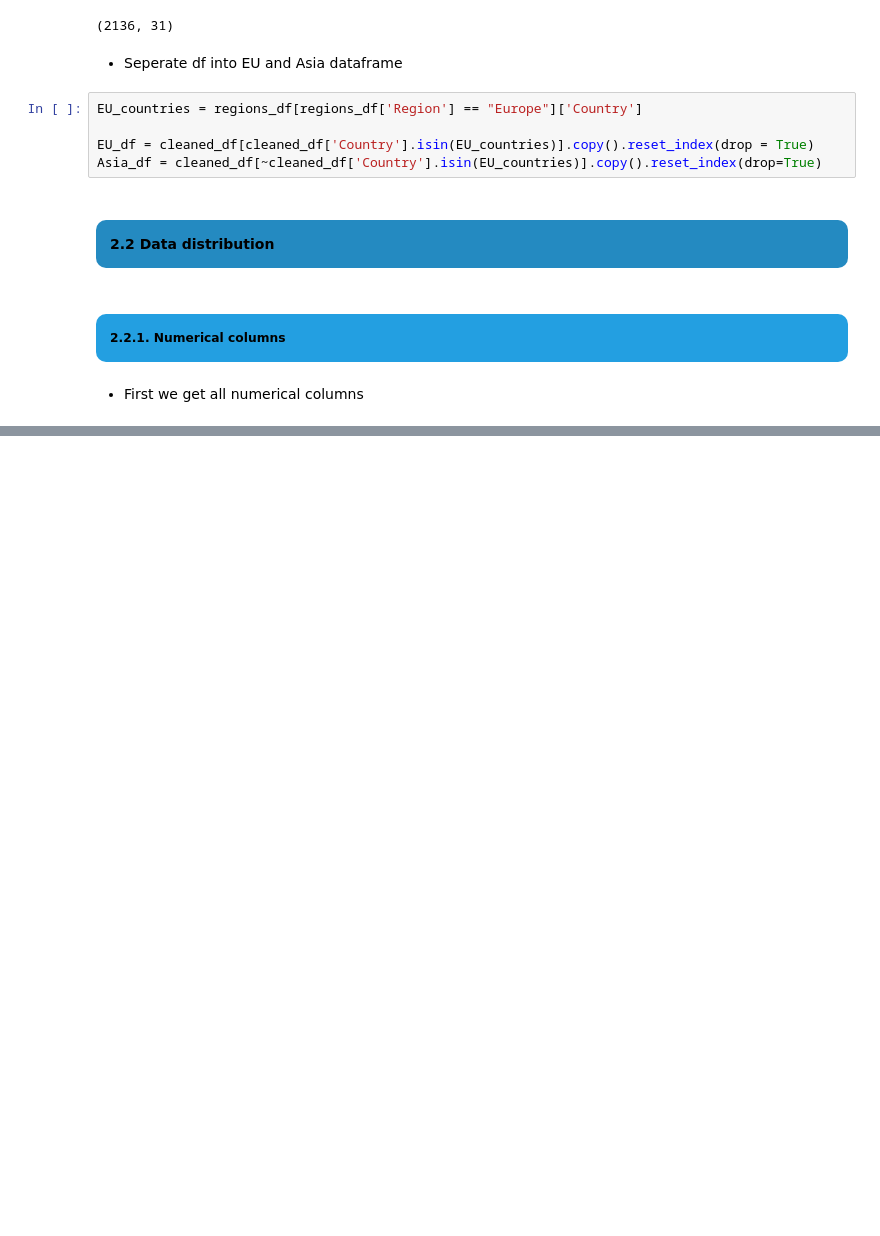
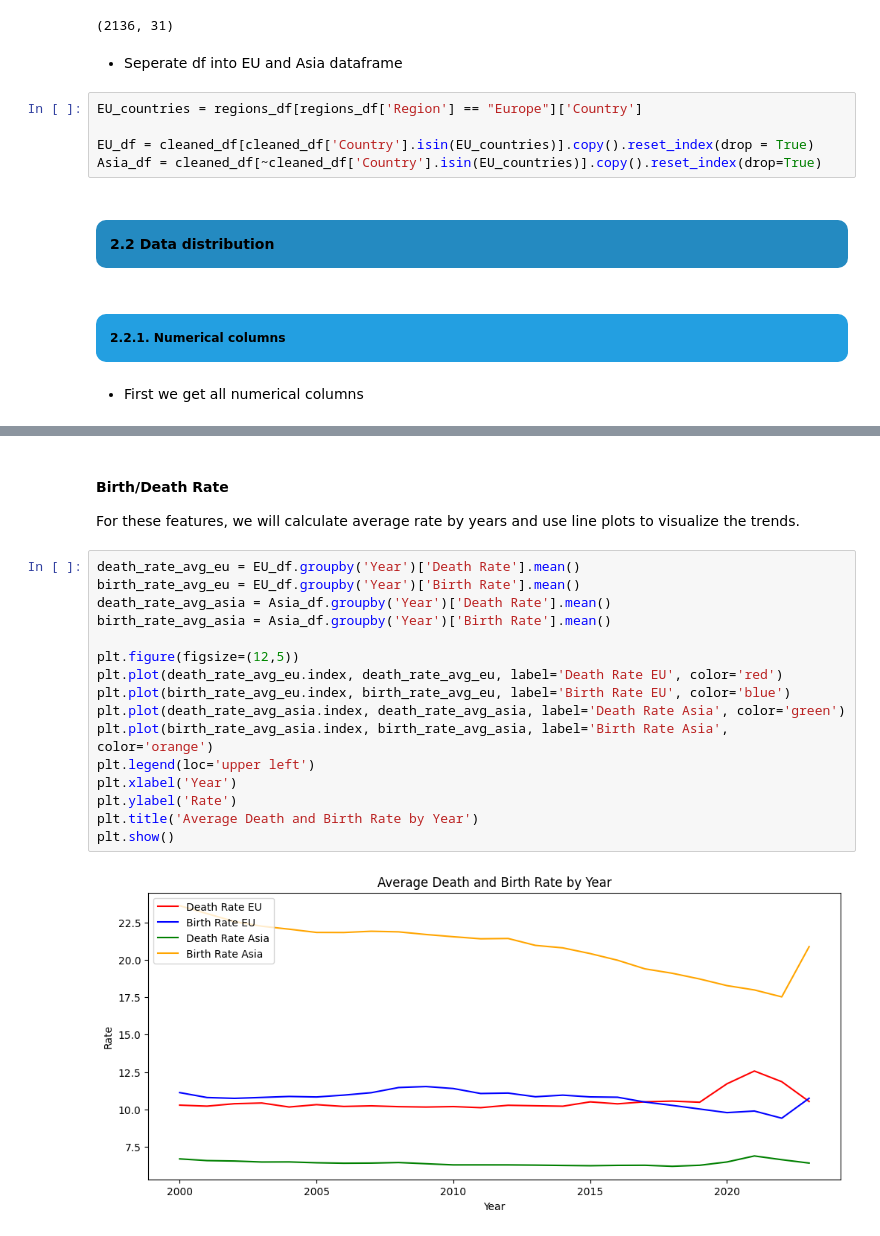
Before and after one commit to truongthuankiet1990gmailcom/Data-Visualization-HW2, a Jupyter notebook: 22127224_22127254.ipynb, the cells around one changed output, grey strips where cells are left out. Drawn from its saved outputs; the diff is of its cells as text; blank space fills up the shorter version.

```diff
--- a/22127224_22127254.ipynb
+++ b/22127224_22127254.ipynb
@@ -624,0 +686,22 @@ plt.show()
+# %% [markdown]
+#### Birth/Death Rate
+
+For these features, we will calculate average rate by years and use line plots to visualize the trends.
+# %%
+death_rate_avg_eu = EU_df.groupby('Year')['Death Rate'].mean()
+birth_rate_avg_eu = EU_df.groupby('Year')['Birth Rate'].mean()
+death_rate_avg_asia = Asia_df.groupby('Year')['Death Rate'].mean()
+birth_rate_avg_asia = Asia_df.groupby('Year')['Birth Rate'].mean()
+
+plt.figure(figsize=(12,5))
+plt.plot(death_rate_avg_eu.index, death_rate_avg_eu, label='Death Rate EU', color='red')
+plt.plot(birth_rate_avg_eu.index, birth_rate_avg_eu, label='Birth Rate EU', color='blue')
+plt.plot(death_rate_avg_asia.index, death_rate_avg_asia, label='Death Rate Asia', color='green')
+plt.plot(birth_rate_avg_asia.index, birth_rate_avg_asia, label='Birth Rate Asia', color='orange')
+plt.legend(loc='upper left')
+plt.xlabel('Year')
+plt.ylabel('Rate')
+plt.title('Average Death and Birth Rate by Year')
+plt.show()
+# %% [output]
+[figure, added]
```
Also changed, not shown: parts of 17 cells of this notebook.
